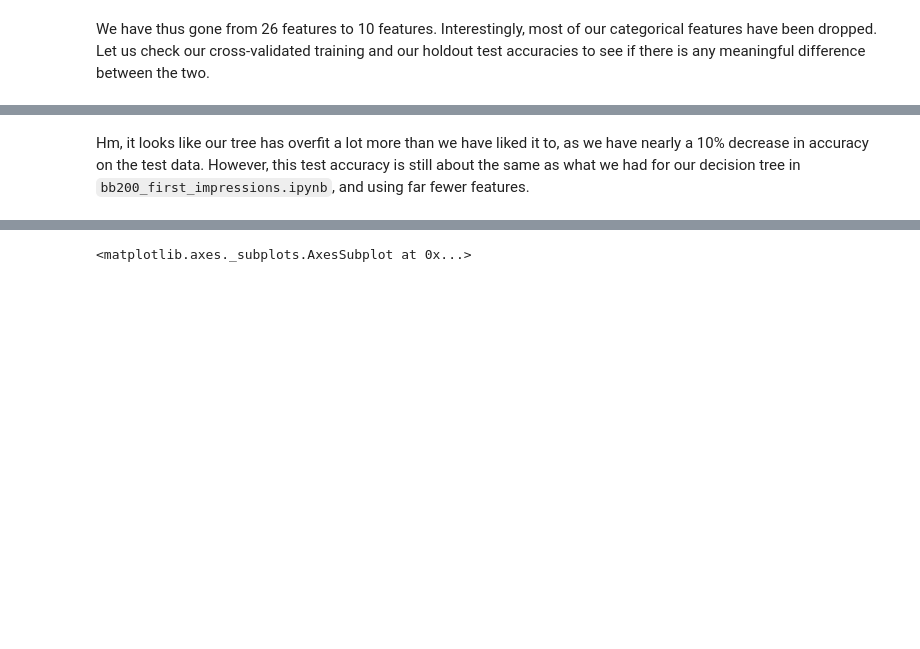
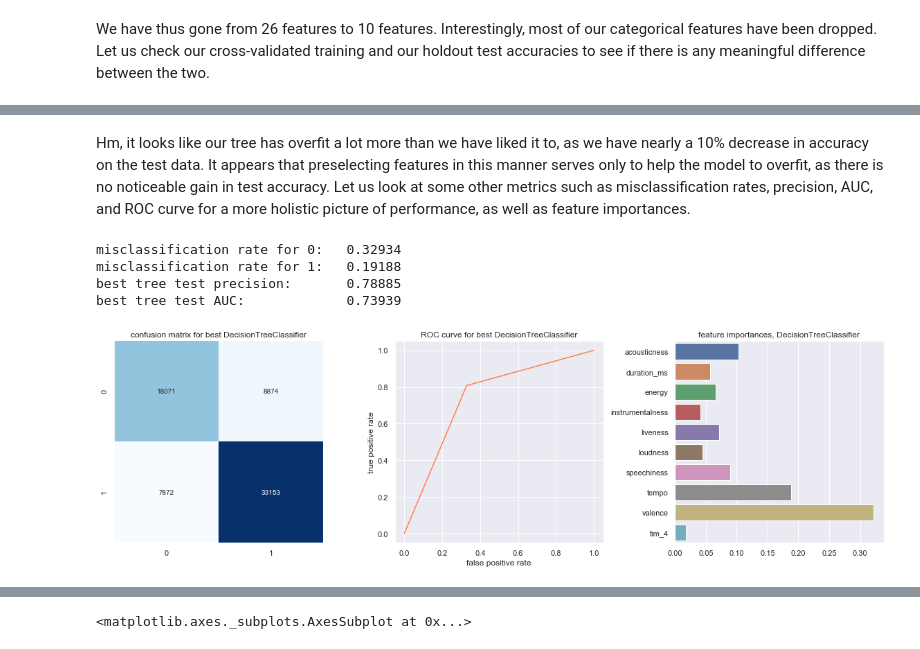
Before and after one commit to phetdam/tomodachi_proj, a Jupyter notebook: bb200_second_impression.ipynb, the cells around one changed output, grey strips where cells are left out. Saved outputs shown, nothing was run; the diff lists cells and outputs as text; code cells hidden in the pictures; blank space fills up the shorter version.

```diff
--- a/bb200_second_impression.ipynb
+++ b/bb200_second_impression.ipynb
@@ -129,2 +129,30 @@ test accuracy:  0.75526
 # %% [markdown]
-Hm, it looks like our tree has overfit a lot more than we have liked it to, as we have nearly a 10% decrease in accuracy on the test data. However, this test accuracy is still about the same as what we had for our decision tree in `bb200_first_impressions.ipynb`, and using far fewer features.
+Hm, it looks like our tree has overfit a lot more than we have liked it to, as we have nearly a 10% decrease in accuracy on the test data. It appears that preselecting features in this manner serves only to help the model to overfit, as there is no noticeable gain in test accuracy. Let us look at some other metrics such as misclassification rates, precision, AUC, and ROC curve for a more holistic picture of performance, as well as feature importances.
+# %%
+cmat = confusion_matrix(y_test, dtc_rfecv.predict(X_test))
+print("misclassification rate for 0:\t{0:.5f}\nmisclassification rate for 1:\t{1:.5f}"
+      "".format(cmat[0][1] / sum(cmat[0]), cmat[1][0] / sum(cmat[1])))
+# predicted values from test feature matrix
+y_test_pred = dtc_rfecv.predict(X_test)
+print("best tree test precision:\t{0:.5f}\nbest tree test AUC:\t\t{1:.5f}"
+      "".format(precision_score(y_test, y_test_pred), roc_auc_score(y_test, y_test_pred)))
+# get fpr, tpr
+y_test_fpr, y_test_tpr, thresholds = roc_curve(y_test, y_test_pred)
+fig, axs = plt.subplots(nrows = 1, ncols = 3, figsize = (16, 5))
+axs[0].set_title("confusion matrix for best DecisionTreeClassifier")
+sns.heatmap(cmat, annot = True, cmap = "Blues", cbar = False, ax = axs[0], fmt = "d")
+axs[1].set_title("ROC curve for best DecisionTreeClassifier")
+axs[1].set_xlabel("false positive rate")
+axs[1].set_ylabel("true positive rate")
+sns.lineplot(y_test_fpr, y_test_tpr, color = "coral", ax = axs[1])
+axs[2].set_title("feature importances, DecisionTreeClassifier")
+sns.barplot(data = pd.DataFrame([dtc_rfecv.estimator_.feature_importances_],
+                                columns = X.columns[dtc_rfecv.support_]), ax = axs[2], orient = "h")
+# supposed to prevent plots from overlapping but made the graphs more square
+fig.tight_layout()
+# %% [output]
+misclassification rate for 0:   0.32934
+misclassification rate for 1:   0.19188
+best tree test precision:       0.78885
+best tree test AUC:             0.73939
+[figure, added]
```
Also changed, not shown: parts of 38 cells of this notebook.
